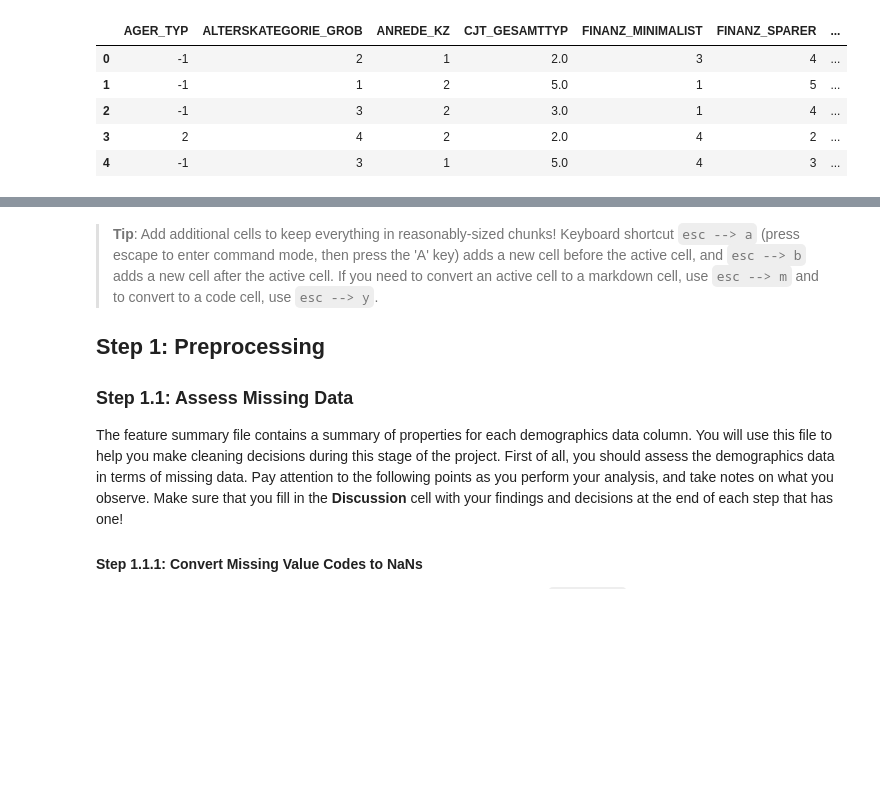
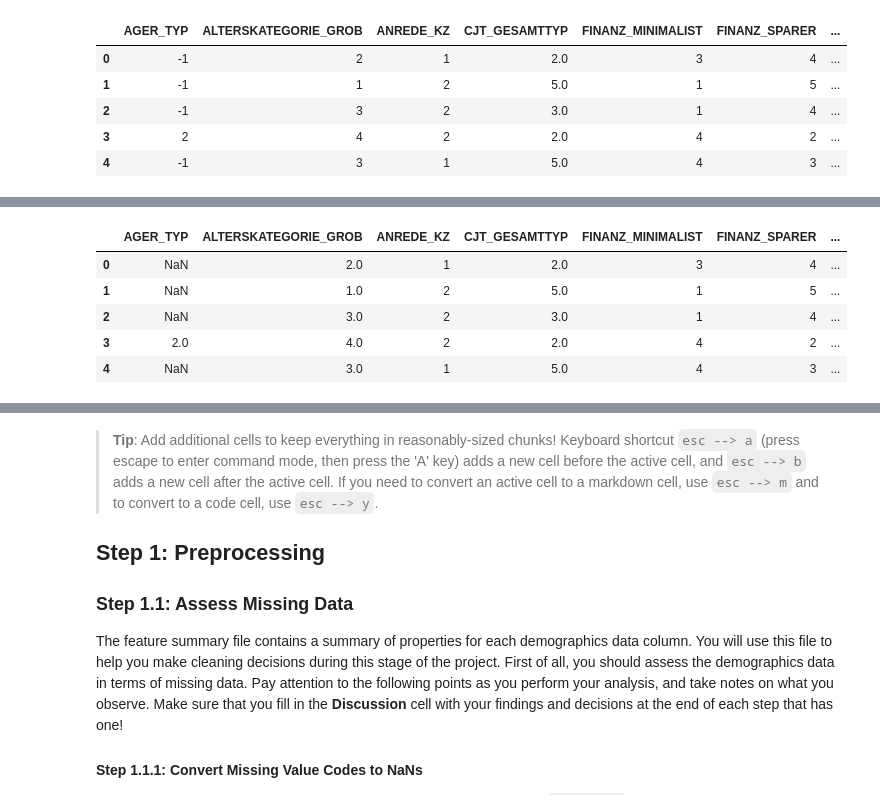
Before and after one commit to davidblackwelder/identify-customer-segments, a Jupyter notebook: Identify_Customer_Segments.ipynb, the cells around one changed output, grey strips where cells are left out. Saved outputs shown, nothing was run; the diff lists cells and outputs as text; code cells hidden in the pictures; blank space fills up the shorter version.

Commit message:
Change non-NaN values

```diff
--- a/Identify_Customer_Segments.ipynb
+++ b/Identify_Customer_Segments.ipynb
@@ -91,0 +110,22 @@ feat_info
+# %%
+all_missing_values = []
+
+for arr in feat_info['missing_or_unknown']:
+    missing_values = []
+    arr = arr.strip('[]').split(',')
+    if arr != ['']:
+        for value in arr:
+            if value != 'X' and value != 'XX':
+                missing_values.append(int(value))
+            else:
+                missing_values.append(value)
+    else:
+        missing_values.append('')
+
+    all_missing_values.append(missing_values)
+
+feat_info['na_values'] = all_missing_values
+new_feat_info = feat_info.set_index('attribute')
+
+for (index, attribute) in enumerate(azdias):
+    azdias[attribute].replace(feat_info.iloc[index].loc['na_values'], np.nan, inplace = True)
@@ -91,0 +161,9 @@ feat_info
+# %%
+azdias.head()
+# %% [output]
+|  | AGER_TYP | ALTERSKATEGORIE_GROB | ANREDE_KZ | CJT_GESAMTTYP | FINANZ_MINIMALIST | FINANZ_SPARER | ... |
+| 0 | NaN | 2.0 | 1 | 2.0 | 3 | 4 | ... |
+| 1 | NaN | 1.0 | 2 | 5.0 | 1 | 5 | ... |
+| 2 | NaN | 3.0 | 2 | 3.0 | 1 | 4 | ... |
+| 3 | 2.0 | 4.0 | 2 | 2.0 | 4 | 2 | ... |
+| 4 | NaN | 3.0 | 1 | 5.0 | 4 | 3 | ... |
```
Also changed, not shown: parts of 7 cells of this notebook.
